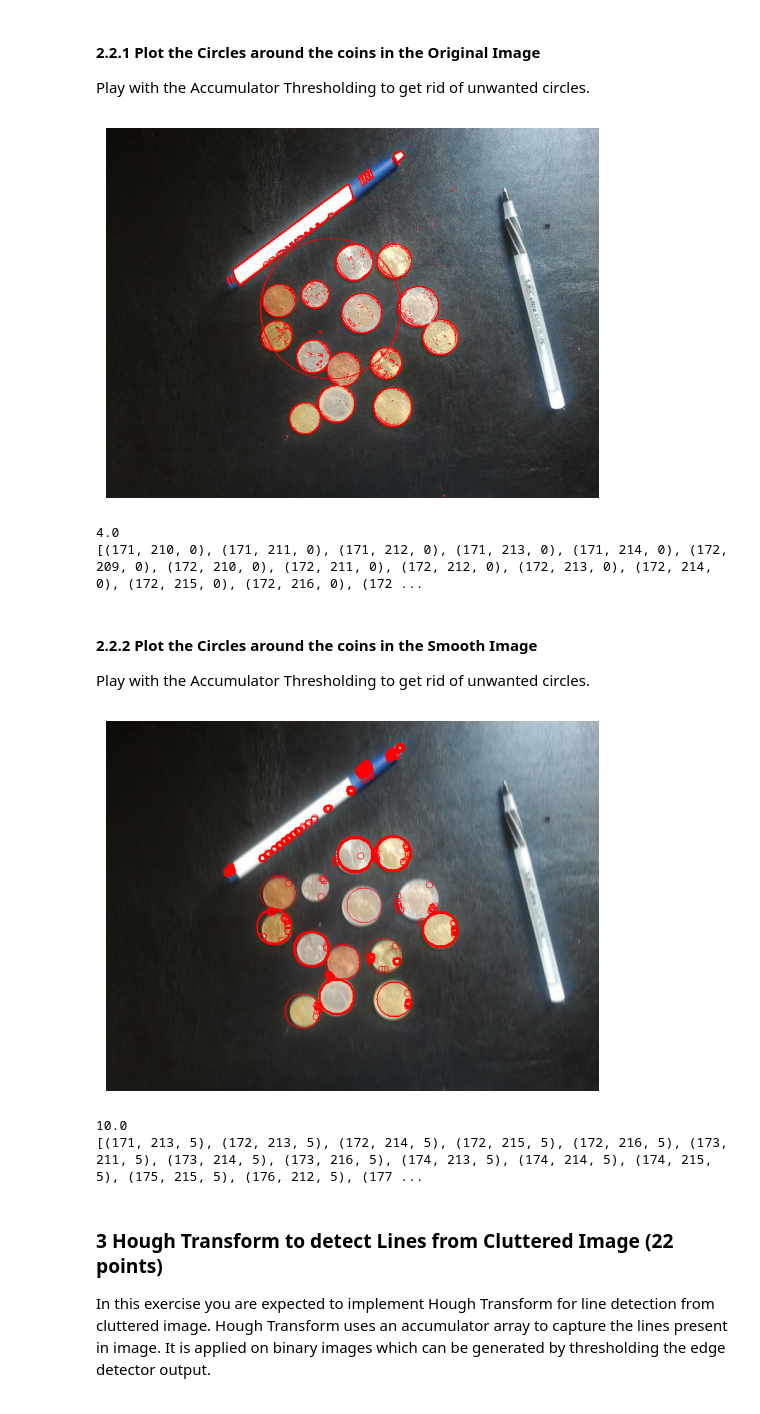
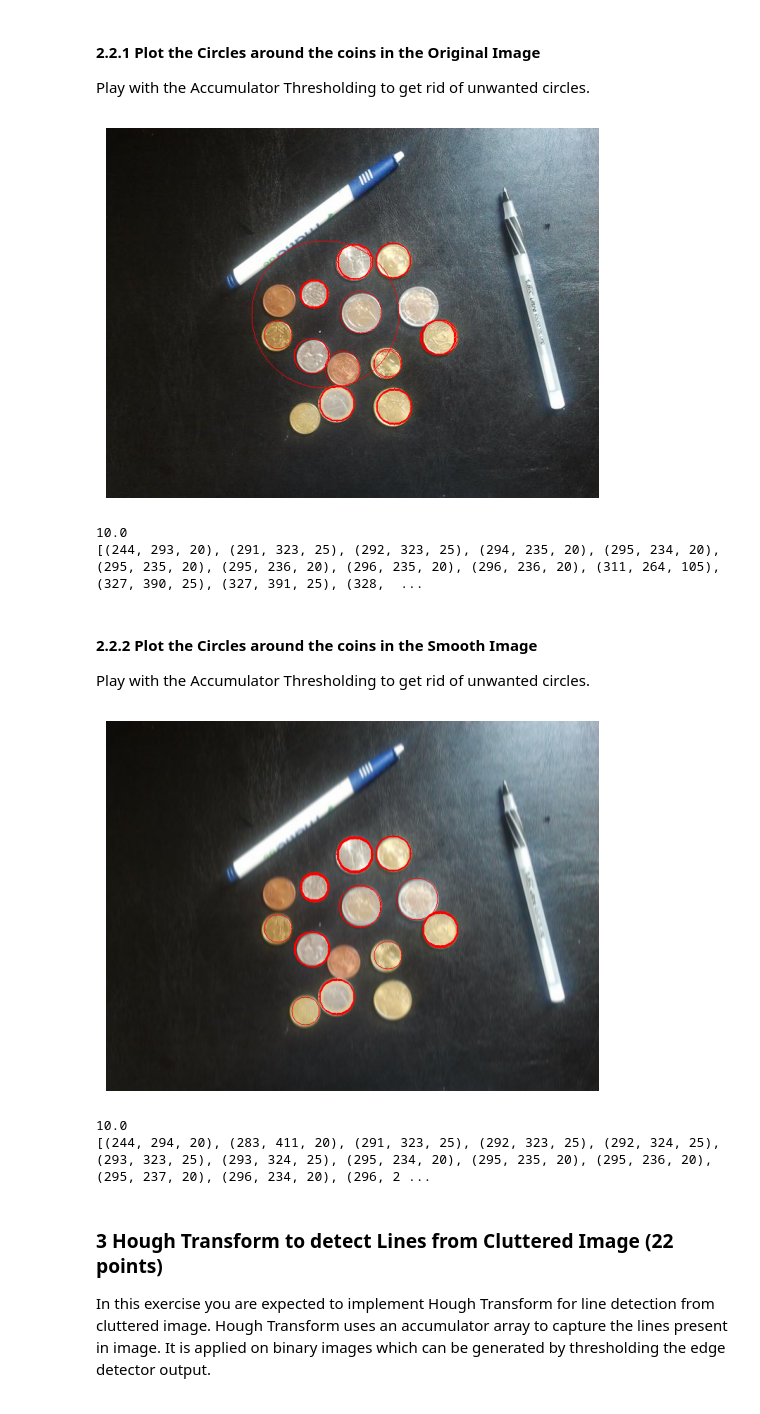
Before and after one commit to JaredMiller9922/CS-6320, a Jupyter notebook: proj2_6320/proj2_code/Project_2_CS6320.ipynb, the cells around one changed output. Saved outputs shown, nothing was run; the diff lists cells and outputs as text; code cells hidden in the pictures.

```diff
--- a/proj2_6320/proj2_code/Project_2_CS6320.ipynb
+++ b/proj2_6320/proj2_code/Project_2_CS6320.ipynb
@@ -758,9 +754,9 @@ which is good enough for the Hough transform to extract circles. Please discuss
 
 # Tune these hyperparameters
 threshold = 80
-min_radius = 5
-max_radius = 350
-radius_res = 20
+min_radius = 20
+max_radius = 300
+radius_res = 5
 angle_res = 20
 
 smooth_circle_accumulator, smooth_circle_radius_vector, smooth_circle_center_x_vector, smooth_circle_center_y_vector, smooth_circle_img_bin = circle_hough_transform(
@@ -839,7 +835,7 @@ def plot_circles(img_path, accumulator, radius_vector, center_x_vector, center_y
 
 Play with the Accumulator Thresholding to get rid of unwanted circles.
 # %%
-acc_threshold = 4
+acc_threshold = 8
 # Plot the Circles extracted on the Original Image
 plot_circles(
     '../data/proj2-clean-image.jpg',
@@ -852,31 +848,31 @@ plot_circles(
     '../results/Ques_2/Ori_Clean_Image_Output_Circles.png'
 )
 # %% [output]
-[figure, old version]
+[figure, new version]
-4.0
-[(171, 210, 0), (171, 211, 0), (171, 212, 0), (171, 213, 0), (171, 214, 0), (172, 209, 0), (172, 210, 0), (172, 211, 0), (172, 212, 0), (172, 213, 0), (172, 214, 0), (172, 215, 0), (172, 216, 0), (172 ...
+10.0
+[(244, 293, 20), (291, 323, 25), (292, 323, 25), (294, 235, 20), (295, 234, 20), (295, 235, 20), (295, 236, 20), (296, 235, 20), (296, 236, 20), (311, 264, 105), (327, 390, 25), (327, 391, 25), (328,  ...
 # %% [markdown]
 #### 2.2.2 Plot the Circles around the coins in the Smooth Image
 
 Play with the Accumulator Thresholding to get rid of unwanted circles.
 # %%
-acc_threshold = 9
+acc_threshold = 10
 
 # Plot the Circles extracted on the Smooth Image
 plot_circles(
     '../results/Ques_1/proj2-clean-image-smoothed.png',
     smooth_circle_accumulator,
     smooth_circle_radius_vector,
     smooth_circle_center_x_vector,
     smooth_circle_center_y_vector,
     acc_threshold,
     smooth_circle_img_bin,
     '../results/Ques_2/Smooth_Clean_Image_Output_Circles.png'
 )
 # %% [output]
-[figure, old version]
+[figure, new version]
 10.0
-[(171, 213, 5), (172, 213, 5), (172, 214, 5), (172, 215, 5), (172, 216, 5), (173, 211, 5), (173, 214, 5), (173, 216, 5), (174, 213, 5), (174, 214, 5), (174, 215, 5), (175, 215, 5), (176, 212, 5), (177 ...
+[(244, 294, 20), (283, 411, 20), (291, 323, 25), (292, 323, 25), (292, 324, 25), (293, 323, 25), (293, 324, 25), (295, 234, 20), (295, 235, 20), (295, 236, 20), (295, 237, 20), (296, 234, 20), (296, 2 ...
 # %% [markdown]
 ### 3 Hough Transform to detect Lines from Cluttered Image (22 points)
 In this exercise you are expected to implement Hough Transform for line detection from cluttered image. Hough Transform uses an accumulator array to capture the lines present in image. It is applied on binary images which can be generated by thresholding the edge detector output.
```
Also changed, not shown: parts of 6 cells of this notebook, 2 other files.
